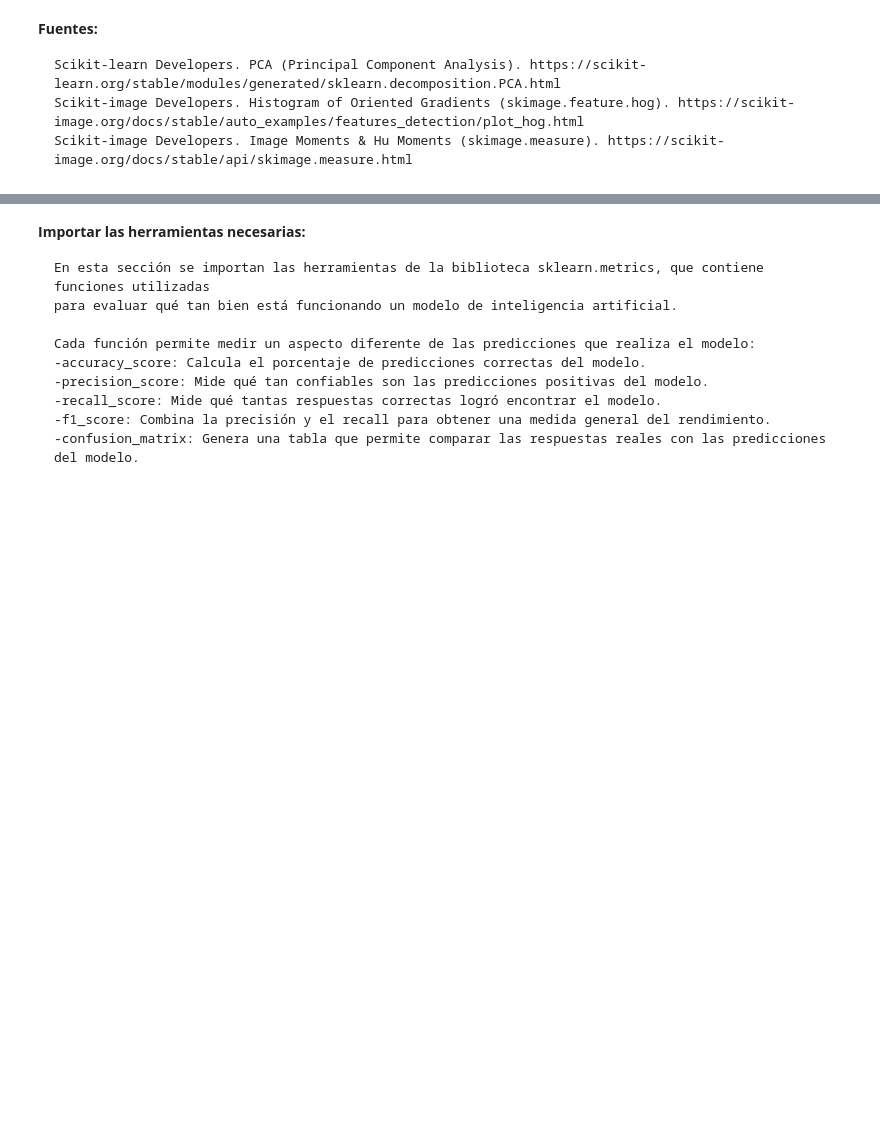
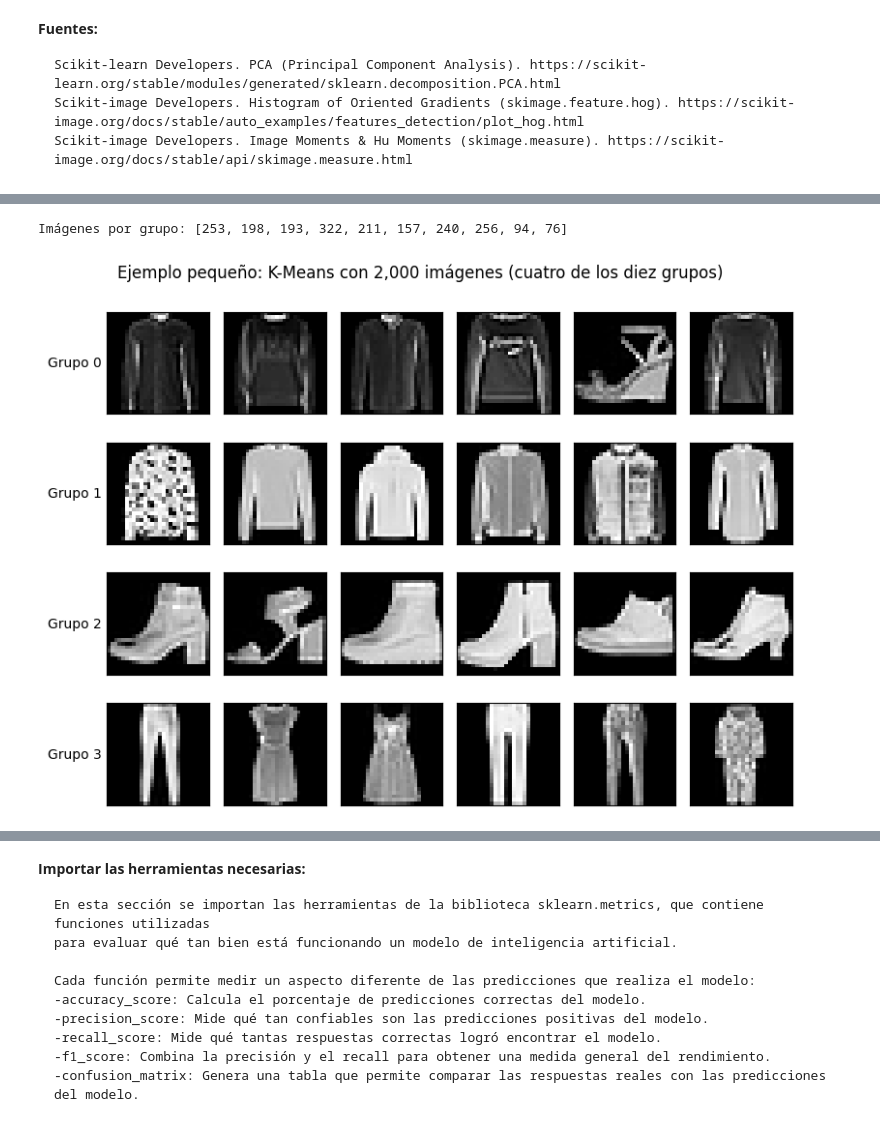
Before and after one commit to krysto9872/StyleBot, a Jupyter notebook: notebooks/E1_StyleBot.ipynb, the cells around one changed output, grey strips where cells are left out. Cells and saved outputs as stored; diff of their text form; code cells hidden in the pictures; blank space fills up the shorter version.

```diff
--- a/notebooks/E1_StyleBot.ipynb
+++ b/notebooks/E1_StyleBot.ipynb
@@ -545,0 +1427,13 @@ display(tabla_caracteristicas)
+# %%
+# PCA propio de esta sección. No se reutiliza X_train_pca porque en la sección 4
+# (aprendizaje clásico) ese nombre se reescribe con 100 componentes.
+import time
+from sklearn.decomposition import PCA
+
+X_train_flat_ns = X_train.reshape(len(X_train), -1)
+pca = PCA(n_components=50, random_state=SEMILLA).fit(X_train_flat_ns)
+Z_train = pca.transform(X_train_flat_ns)
+Z_val = pca.transform(X_val.reshape(len(X_val), -1))
+Z_test = pca.transform(X_test.reshape(len(X_test), -1))
+print("PCA 50 componentes, varianza conservada:", f"{pca.explained_variance_ratio_.sum():.2%}")
+print("Características:", Z_train.shape, Z_val.shape, Z_test.shape)
@@ -545,0 +1451,24 @@ display(tabla_caracteristicas)
+# %%
+import numpy as np
+import matplotlib.pyplot as plt
+
+rng = np.random.default_rng(SEMILLA)
+muestra_pequena = rng.choice(len(Z_train), size=2000, replace=False)
+kmeans_pequeno = ajustar_kmeans(Z_train[muestra_pequena], k=10, n_init=10)
+grupos_pequenos = kmeans_pequeno.labels_
+print("Imágenes por grupo:", np.bincount(grupos_pequenos, minlength=10).tolist())
+
+fig, ejes = plt.subplots(4, 6, figsize=(8, 6))
+for fila, g in enumerate(range(4)):
+    elegidas = rng.choice(np.flatnonzero(grupos_pequenos == g), size=6, replace=False)
+    for j, posicion in enumerate(elegidas):
+        ejes[fila, j].imshow(X_train[muestra_pequena[posicion]], cmap="gray", vmin=0, vmax=1)
+        ejes[fila, j].set_xticks([]); ejes[fila, j].set_yticks([])
+    ejes[fila, 0].set_ylabel(f"Grupo {g}", rotation=0, ha="right", va="center")
+fig.suptitle("Ejemplo pequeño: K-Means con 2,000 imágenes (cuatro de los diez grupos)")
+fig.tight_layout()
+guardar_figura_ns(fig, "kmeans_ejemplo_pequeno.png")
+plt.show(); plt.close(fig)
+# %% [output]
+Imágenes por grupo: [253, 198, 193, 322, 211, 157, 240, 256, 94, 76]
+[figure, added]
```
Also changed, not shown: parts of 37 cells of this notebook.
